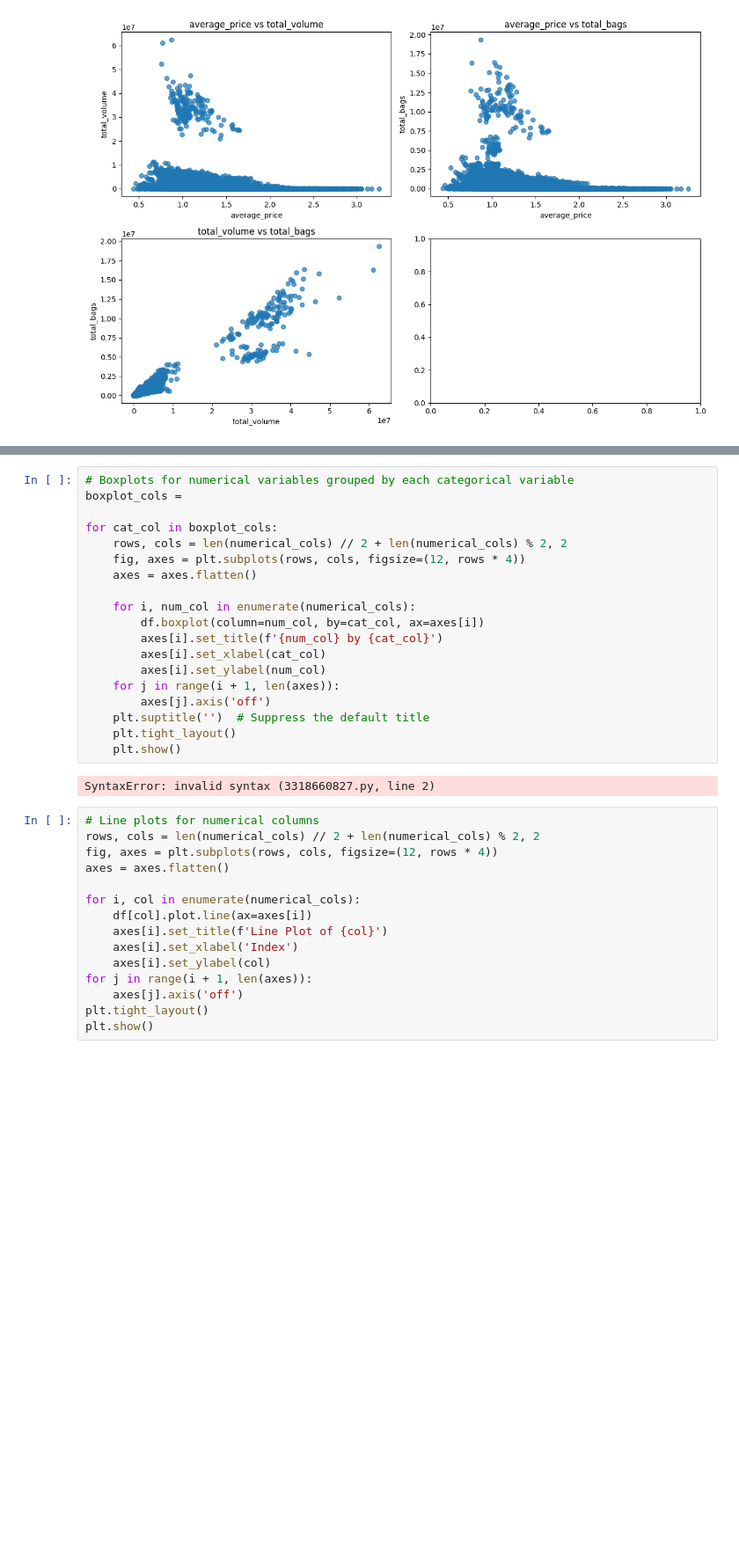
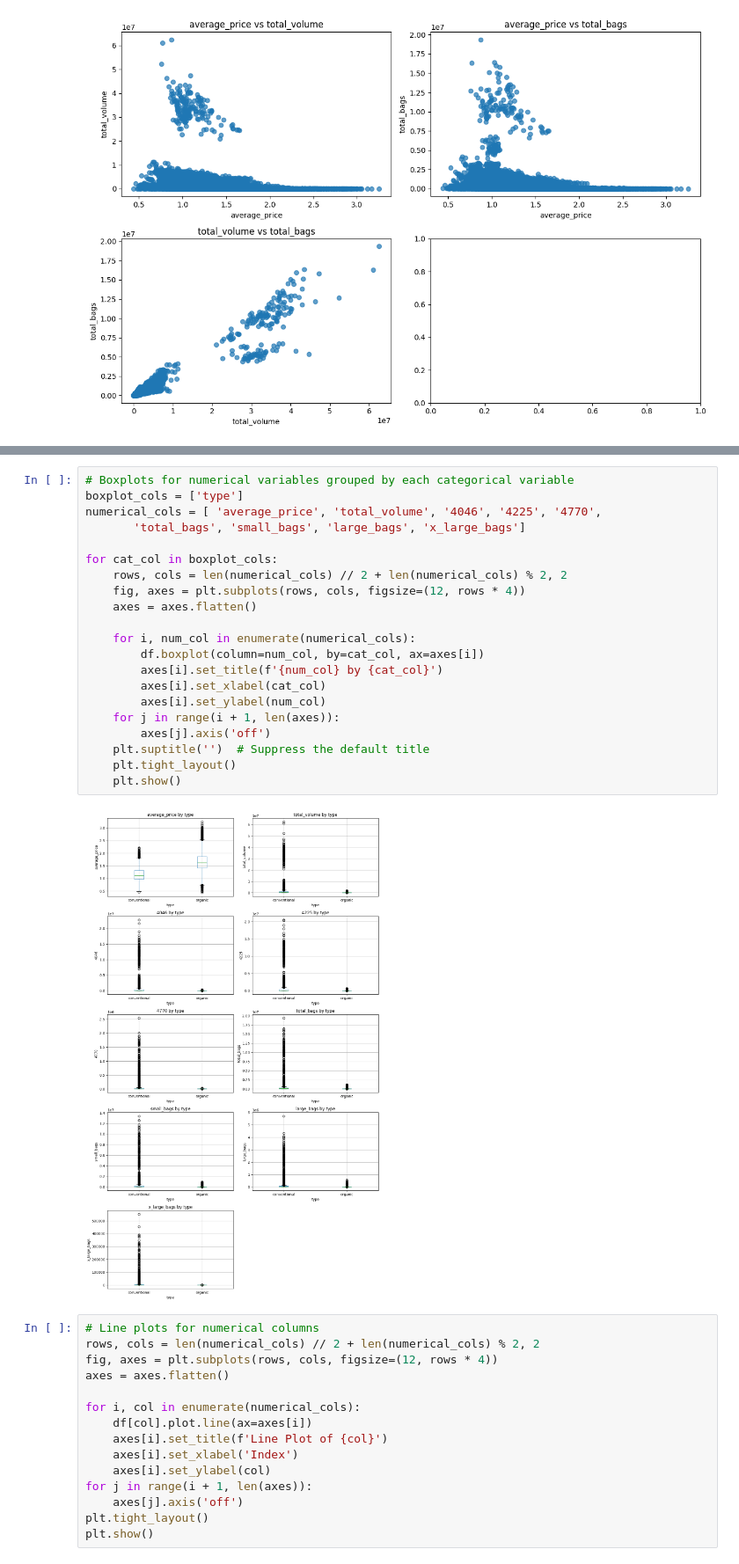
Before and after one commit to SandovalAguilar/data_mining, a Jupyter notebook: project/activities/03_data_visualization.ipynb, the cells around one changed output, grey strips where cells are left out. Shown at 88% size. Cells and saved outputs as stored; diff of their text form; blank space fills up the shorter version.

Commit message:
Fixed boxplot

```diff
--- a/project/activities/03_data_visualization.ipynb
+++ b/project/activities/03_data_visualization.ipynb
@@ -94,24 +94,26 @@ plt.show()
 # %%
 # Boxplots for numerical variables grouped by each categorical variable
-boxplot_cols =
+boxplot_cols = ['type']
+numerical_cols = [ 'average_price', 'total_volume', '4046', '4225', '4770',
+       'total_bags', 'small_bags', 'large_bags', 'x_large_bags']
 
 for cat_col in boxplot_cols:
     rows, cols = len(numerical_cols) // 2 + len(numerical_cols) % 2, 2
     fig, axes = plt.subplots(rows, cols, figsize=(12, rows * 4))
     axes = axes.flatten()
 
     for i, num_col in enumerate(numerical_cols):
         df.boxplot(column=num_col, by=cat_col, ax=axes[i])
         axes[i].set_title(f'{num_col} by {cat_col}')
         axes[i].set_xlabel(cat_col)
         axes[i].set_ylabel(num_col)
     for j in range(i + 1, len(axes)):
         axes[j].axis('off')
     plt.suptitle('')  # Suppress the default title
     plt.tight_layout()
     plt.show()
 # %% [output]
-SyntaxError: invalid syntax (3318660827.py, line 2)
+[figure, added]
 # %%
 # Line plots for numerical columns
 rows, cols = len(numerical_cols) // 2 + len(numerical_cols) % 2, 2
```
Also changed, not shown: parts of 2 cells of this notebook.
